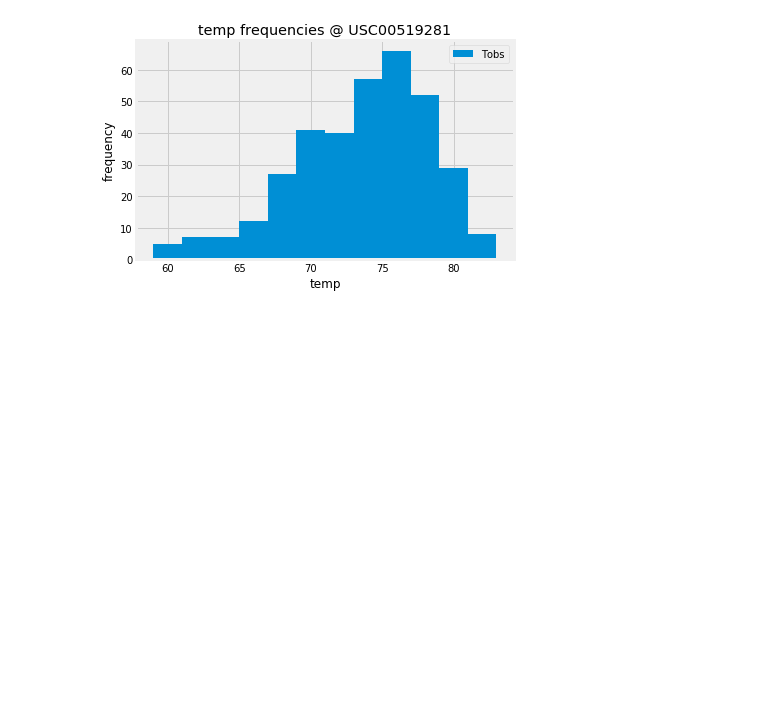
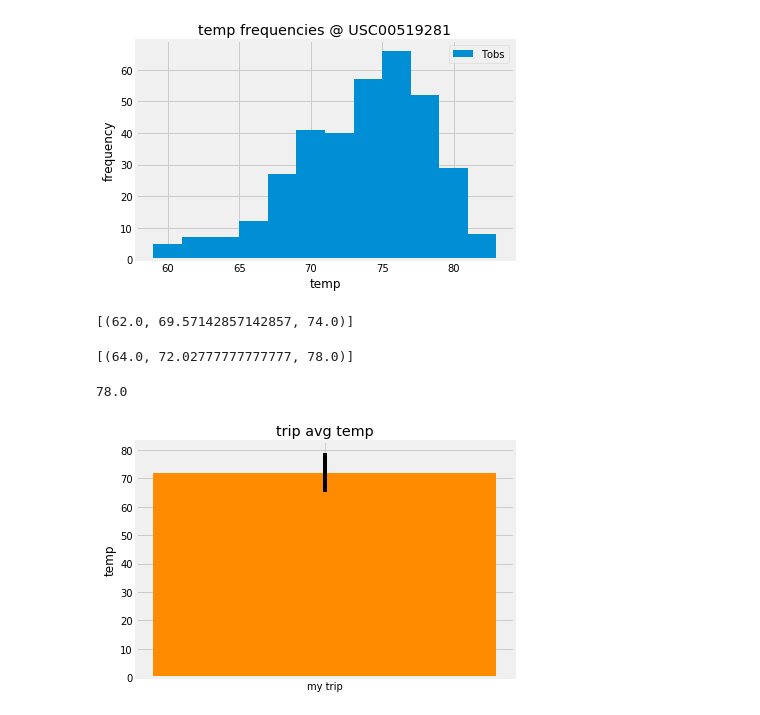
Before and after one commit to jjjjjeb/SQL_Alchemy, a Jupyter notebook: climate_analysis.ipynb, the cells around one changed output. Drawn from its saved outputs; the diff is of its cells as text; code cells hidden in the pictures; blank space fills up the shorter version.

```diff
--- a/climate_analysis.ipynb
+++ b/climate_analysis.ipynb
@@ -365,3 +337,43 @@ plt.tight_layout()
 plt.show()
 # %% [output]
 [figure]
+# %%
+# ...function called `calc_temps` will accept start date and end date in the format '%Y-%m-%d'
+# and return the minimum, average, and maximum temperatures for that range of dates
+def calc_temps(start_date, end_date):
+    return session.query(func.min(Measurement.tobs), func.avg(Measurement.tobs), func.max(Measurement.tobs)).\
+                          filter(Measurement.date >= start_date).filter(Measurement.date <= end_date).all()
+
+# function usage example
+print(calc_temps('2012-02-28', '2012-03-05'))
+# %% [output]
+[(62.0, 69.57142857142857, 74.0)]
+# %%
+# get the temp data for my trip
+my_trip = calc_temps('2017-02-28', '2017-03-05')
+my_trip
+# %% [output]
+[(64.0, 72.02777777777777, 78.0)]
+# %%
+# ... isolate the variables from my_trip temp data
+trip_min = my_trip[0][0]
+trip_avg = my_trip[0][1]
+trip_max = my_trip[0][2]
+# %% [output]
+78.0
+# %%
+# get the difference for the errorbar
+
+error_max = trip_max - trip_avg
+error_min = trip_avg - trip_min
+error_bar = (error_max + error_min)/2 # ----??????!!!!!
+# %%
+# plot my trip
+
+plt.bar('my trip', trip_avg, yerr=error_bar, color='darkorange')
+plt.title('trip avg temp')
+plt.ylabel('temp')
+plt.tight_layout()
+plt.show()
+# %% [output]
+[figure, added]
```
Also changed, not shown: parts of 12 cells of this notebook, 1 other file.
